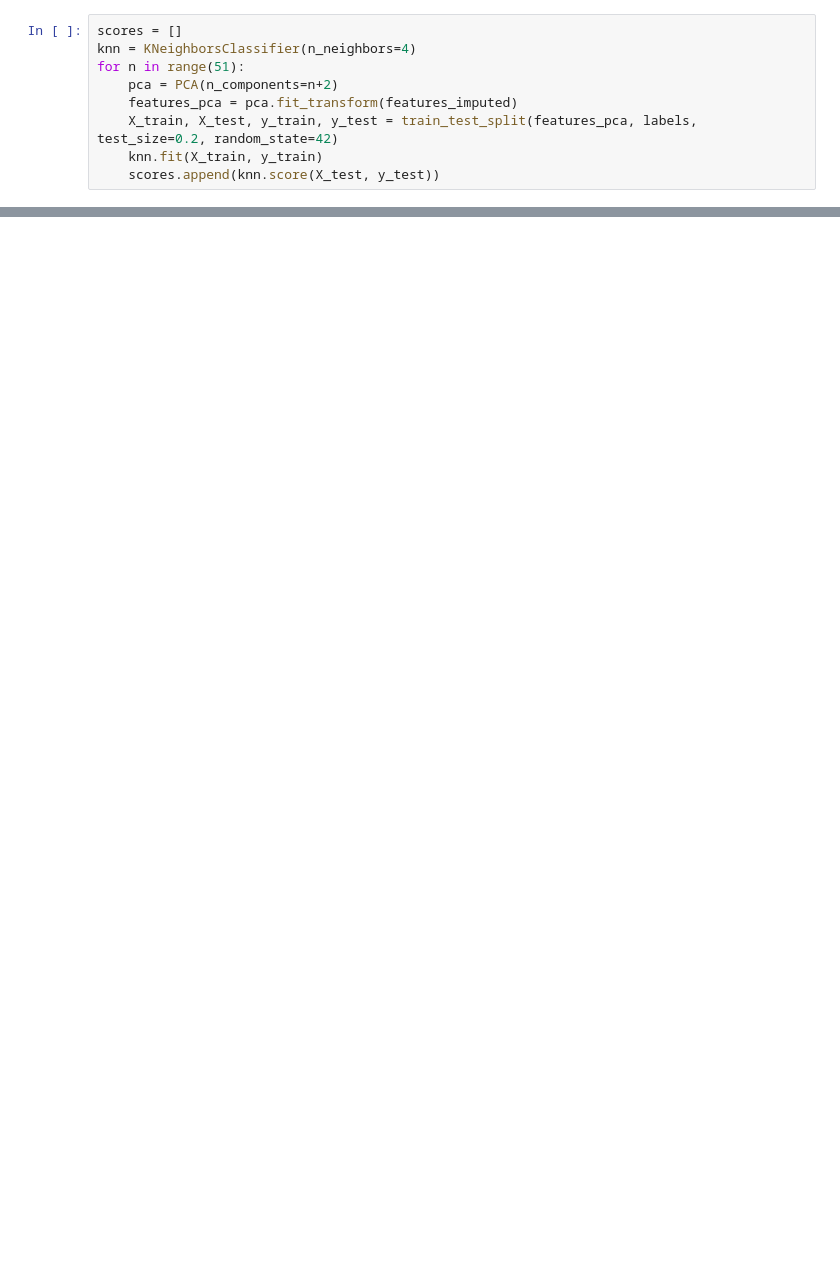
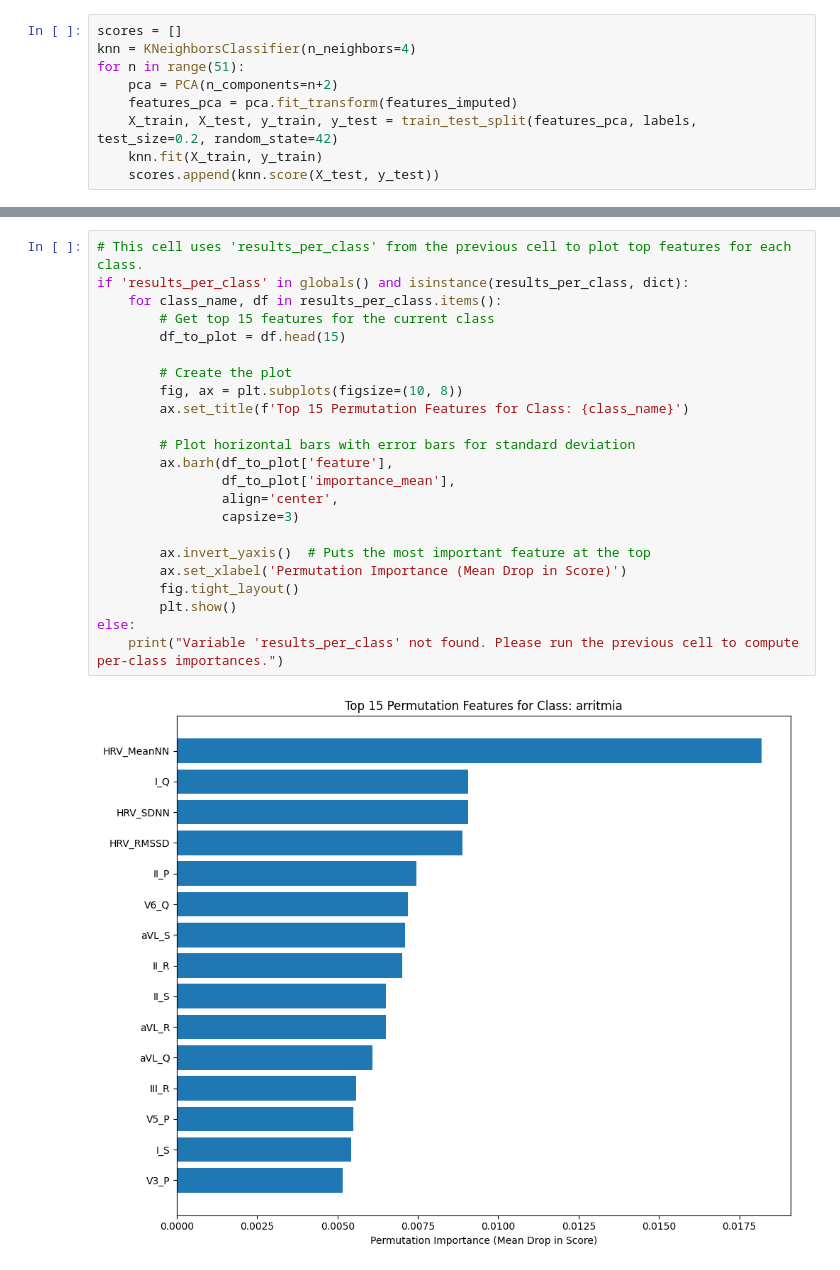
Before and after one commit to zusmoshijiku/dl-ecg, a Jupyter notebook: src/groups.ipynb, the cells around one changed output, grey strips where cells are left out. Saved outputs shown, nothing was run; the diff lists cells and outputs as text; blank space fills up the shorter version.

```diff
--- a/src/groups.ipynb
+++ b/src/groups.ipynb
@@ -329,0 +419,25 @@ Confusion matrix:
+# %%
+# This cell uses 'results_per_class' from the previous cell to plot top features for each class.
+if 'results_per_class' in globals() and isinstance(results_per_class, dict):
+    for class_name, df in results_per_class.items():
+        # Get top 15 features for the current class
+        df_to_plot = df.head(15)
+
+        # Create the plot
+        fig, ax = plt.subplots(figsize=(10, 8))
+        ax.set_title(f'Top 15 Permutation Features for Class: {class_name}')
+
+        # Plot horizontal bars with error bars for standard deviation
+        ax.barh(df_to_plot['feature'],
+                df_to_plot['importance_mean'],
+                align='center',
+                capsize=3)
+
+        ax.invert_yaxis()  # Puts the most important feature at the top
+        ax.set_xlabel('Permutation Importance (Mean Drop in Score)')
+        fig.tight_layout()
+        plt.show()
+else:
+    print("Variable 'results_per_class' not found. Please run the previous cell to compute per-class importances.")
+# %% [output]
+[figure, added]
```
Also changed, not shown: parts of 11 cells of this notebook, 2 other files.
